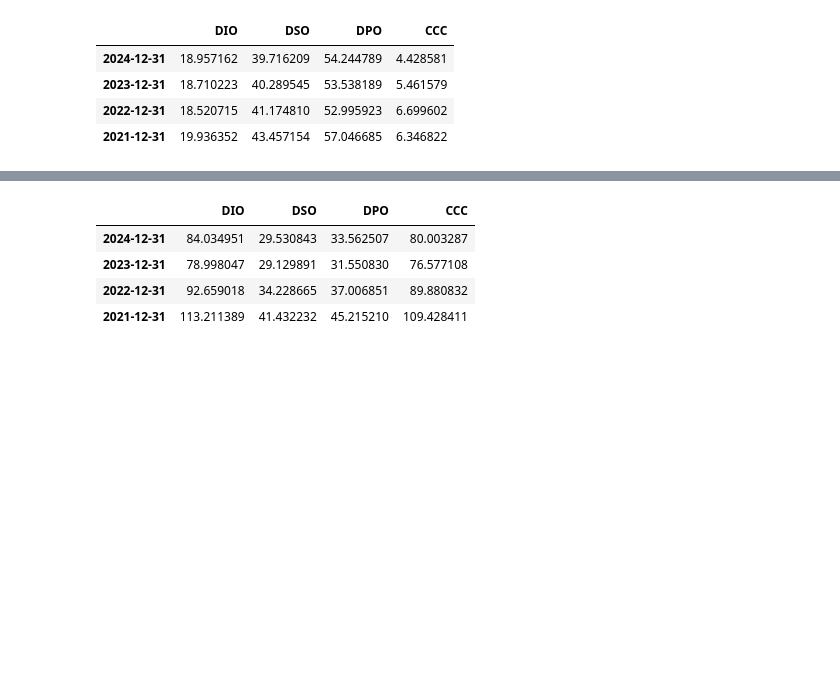
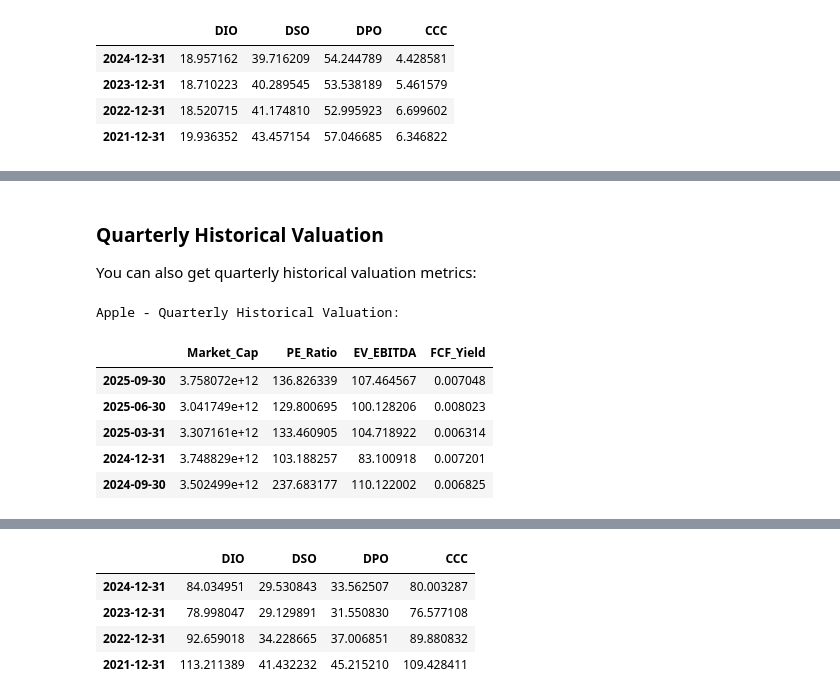
Before and after one commit to lorenzo1285/FinRatioAnalysis, a Jupyter notebook: example/example.ipynb, the cells around one changed output, grey strips where cells are left out. Saved outputs shown, nothing was run; the diff lists cells and outputs as text; code cells hidden in the pictures; blank space fills up the shorter version.

```diff
--- a/example/example.ipynb
+++ b/example/example.ipynb
@@ -109,3 +314,20 @@ GOOG Valuation & Growth Metrics:
+# %% [markdown]
+### Quarterly Historical Valuation
+
+You can also get quarterly historical valuation metrics:
+# %%
+# Quarterly historical valuation for Apple
+aapl_quarterly = FinRatioAnalysis('AAPL', freq='quarterly')
+print("Apple - Quarterly Historical Valuation:")
+display(aapl_quarterly.historical_valuation_metrics())
+# %% [output]
+Apple - Quarterly Historical Valuation:
+|  | Market_Cap | PE_Ratio | EV_EBITDA | FCF_Yield |
+| 2025-09-30 | 3.758072e+12 | 136.826339 | 107.464567 | 0.007048 |
+| 2025-06-30 | 3.041749e+12 | 129.800695 | 100.128206 | 0.008023 |
+| 2025-03-31 | 3.307161e+12 | 133.460905 | 104.718922 | 0.006314 |
+| 2024-12-31 | 3.748829e+12 | 103.188257 | 83.100918 | 0.007201 |
+| 2024-09-30 | 3.502499e+12 | 237.683177 | 110.122002 | 0.006825 |
 # %%
 GRUMA = FinRatioAnalysis('GRUMAB.MX', 'yearly')
 # %%
```
Also changed, not shown: parts of 29 cells of this notebook, 3 other files.
